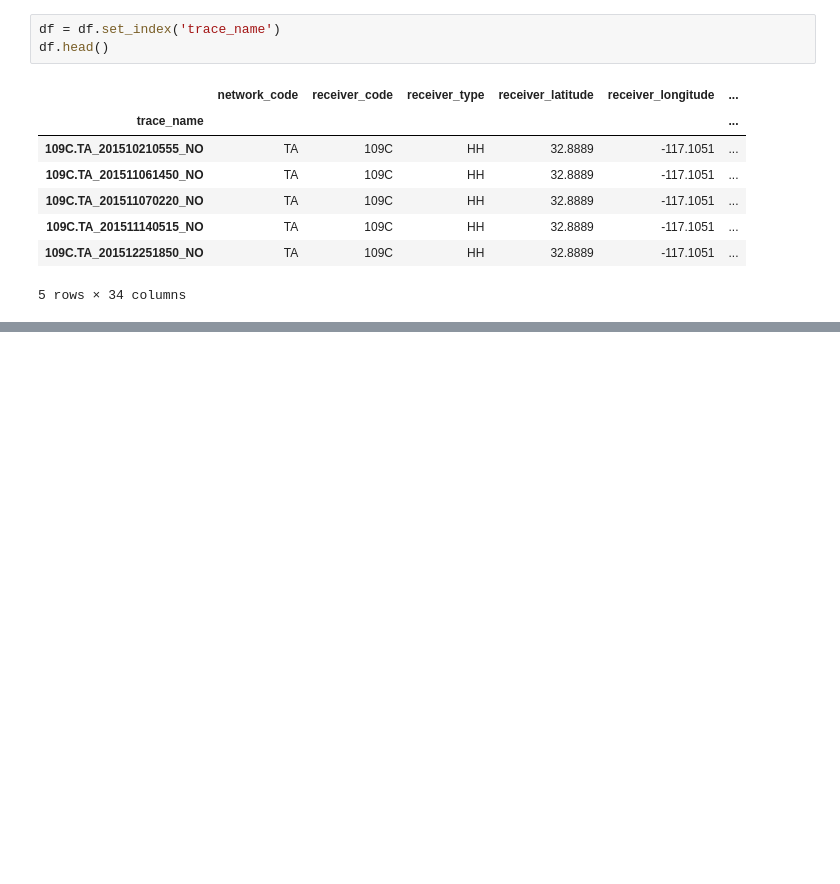
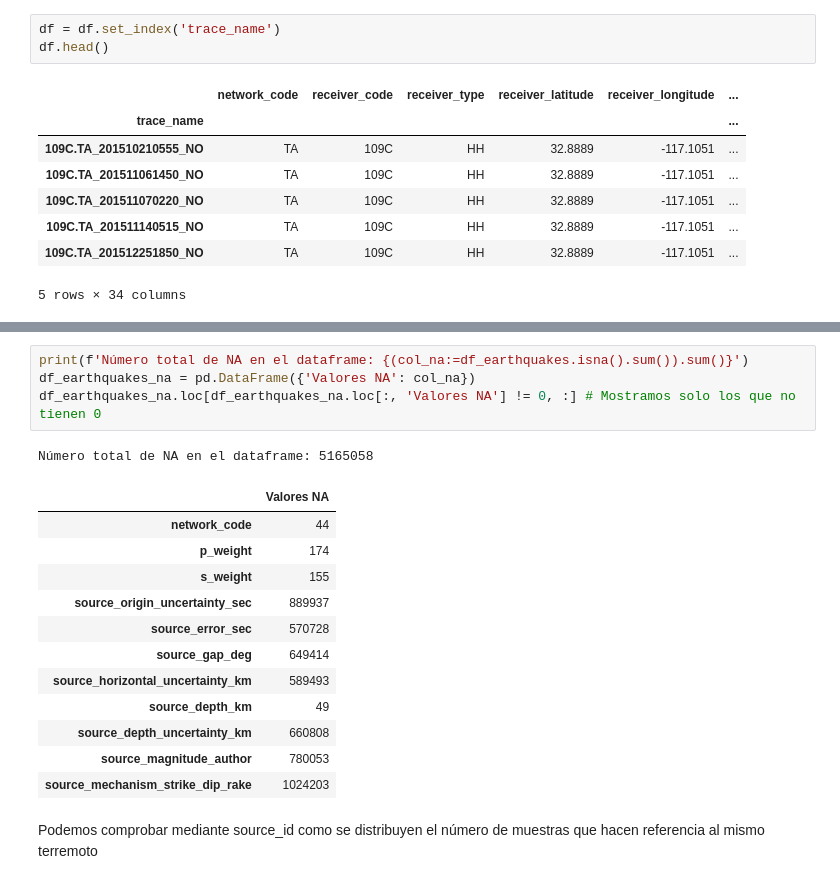
Before and after one commit to Alf-caput/ProyectoFinal_Capstone, a Jupyter notebook: proyectofinalcapstone-stead.ipynb, the cells around one changed output, grey strips where cells are left out. Cells and saved outputs as stored; diff of their text form; blank space fills up the shorter version.

```diff
--- a/proyectofinalcapstone-stead.ipynb
+++ b/proyectofinalcapstone-stead.ipynb
@@ -90,0 +183,20 @@ df.head()
+# %%
+print(f'Número total de NA en el dataframe: {(col_na:=df_earthquakes.isna().sum()).sum()}')
+df_earthquakes_na = pd.DataFrame({'Valores NA': col_na})
+df_earthquakes_na.loc[df_earthquakes_na.loc[:, 'Valores NA'] != 0, :] # Mostramos solo los que no tienen 0
+# %% [output]
+Número total de NA en el dataframe: 5165058
+|  | Valores NA |
+| network_code | 44 |
+| p_weight | 174 |
+| s_weight | 155 |
+| source_origin_uncertainty_sec | 889937 |
+| source_error_sec | 570728 |
+| source_gap_deg | 649414 |
+| source_horizontal_uncertainty_km | 589493 |
+| source_depth_km | 49 |
+| source_depth_uncertainty_km | 660808 |
+| source_magnitude_author | 780053 |
+| source_mechanism_strike_dip_rake | 1024203 |
+# %% [markdown]
+Podemos comprobar mediante source_id como se distribuyen el número de muestras que hacen referencia al mismo terremoto
```
Also changed, not shown: parts of 30 cells of this notebook.
